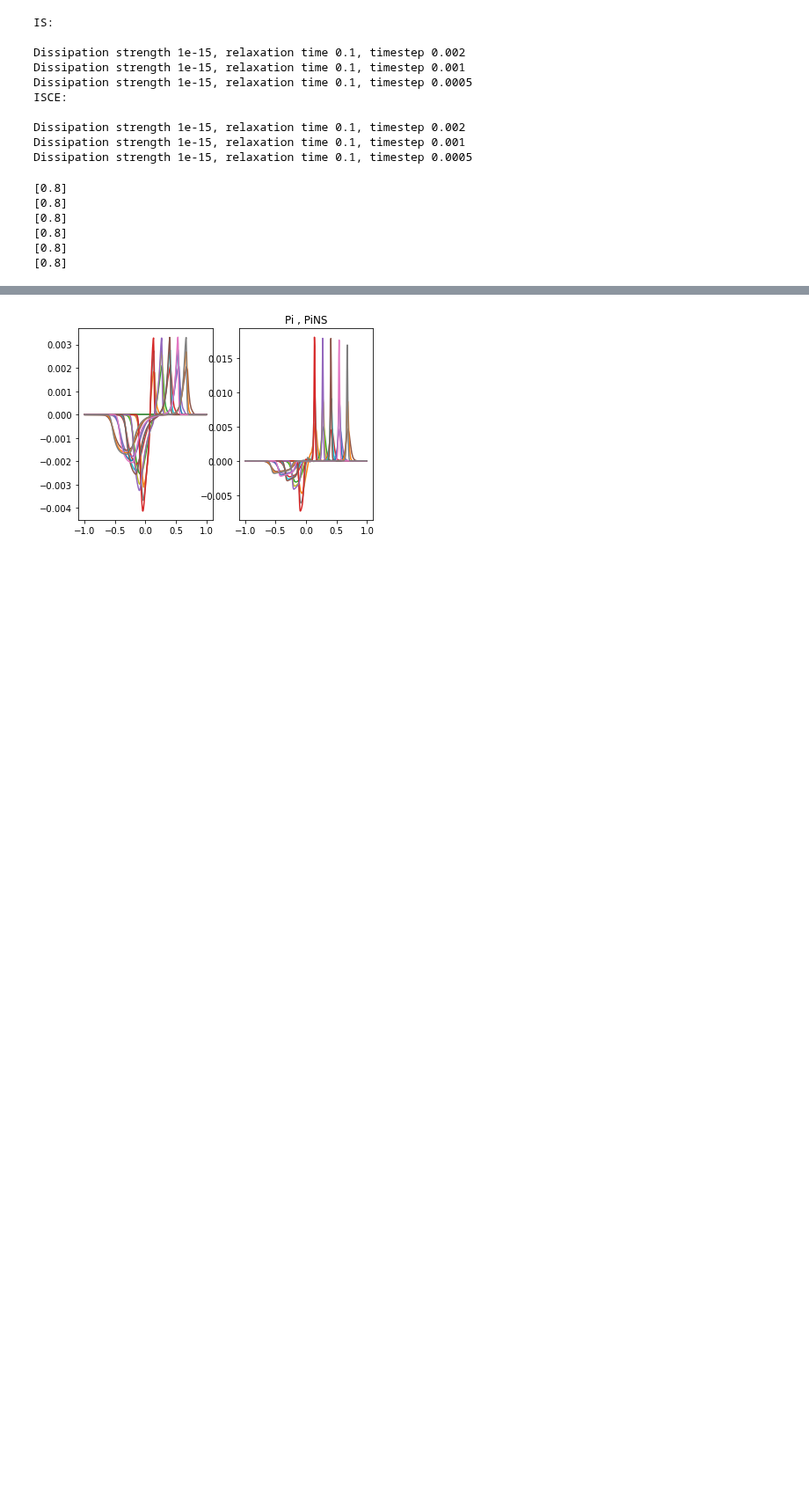
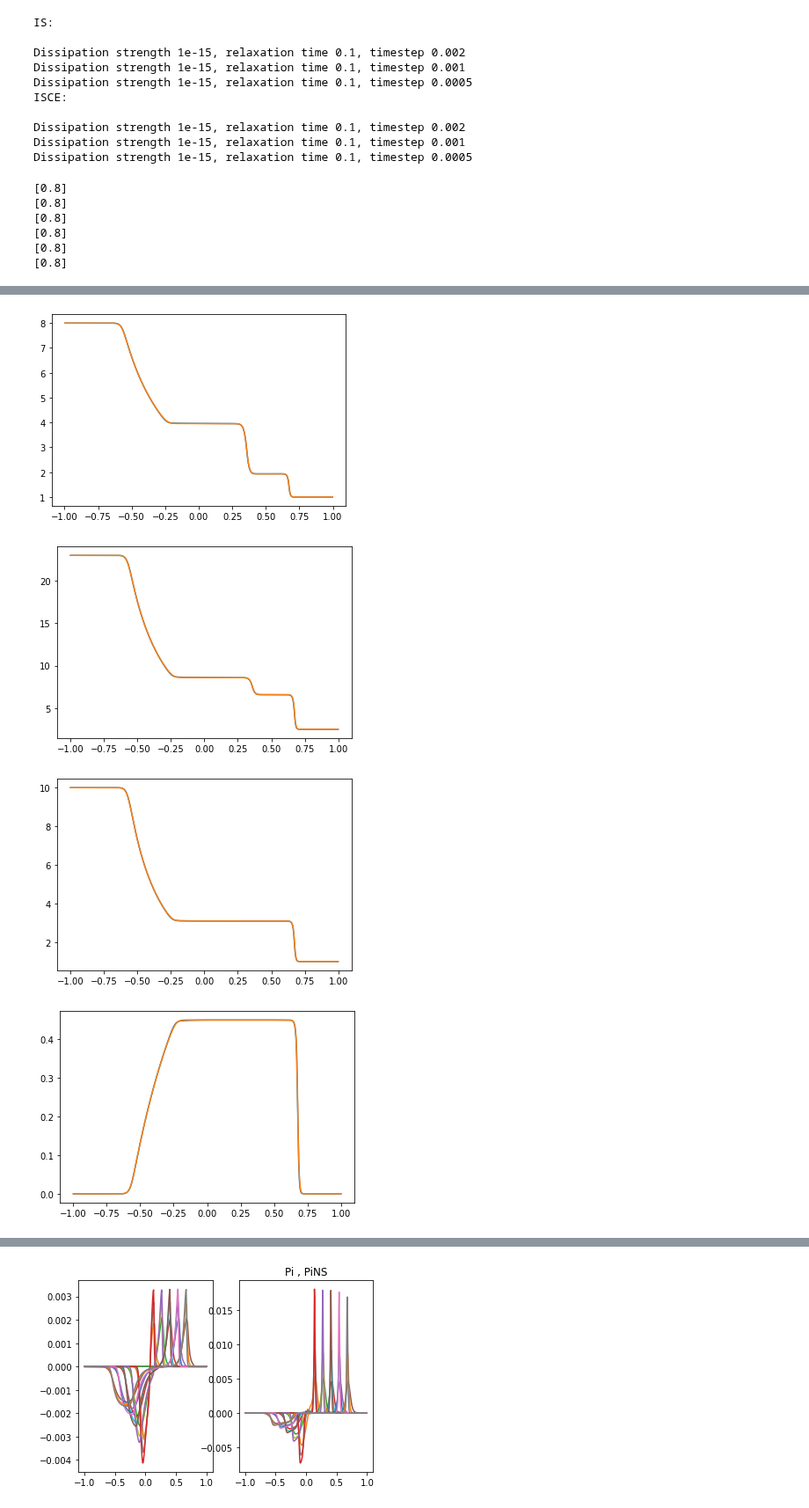
Before and after one commit to MarcusHatton/Plotting, a Jupyter notebook: StillShockScaling.ipynb, the cells around one changed output, grey strips where cells are left out. Shown at 88% size. Cells and saved outputs as stored; diff of their text form; code cells hidden in the pictures; blank space fills up the shorter version.

```diff
--- a/StillShockScaling.ipynb
+++ b/StillShockScaling.ipynb
@@ -213,0 +236,10 @@ for quant in['n','rho','p','v1','v2']:
+# %%
+for quant in['n','rho','p','v1','v2']:
+    plt.figure()
+    plt.plot(fss[0][-1][-1]['Domain/x'], fss[0][-1][-1]['Primitive/'+quant][:])
+    plt.plot(fss[1][-1][-1]['Domain/x'], fss[1][-1][-1]['Primitive/'+quant][:])
+# %% [output]
+[figure, added]
+[figure, added]
+[figure, added]
+[figure, added]
```
Also changed, not shown: parts of 7 cells of this notebook, 2 other files.
